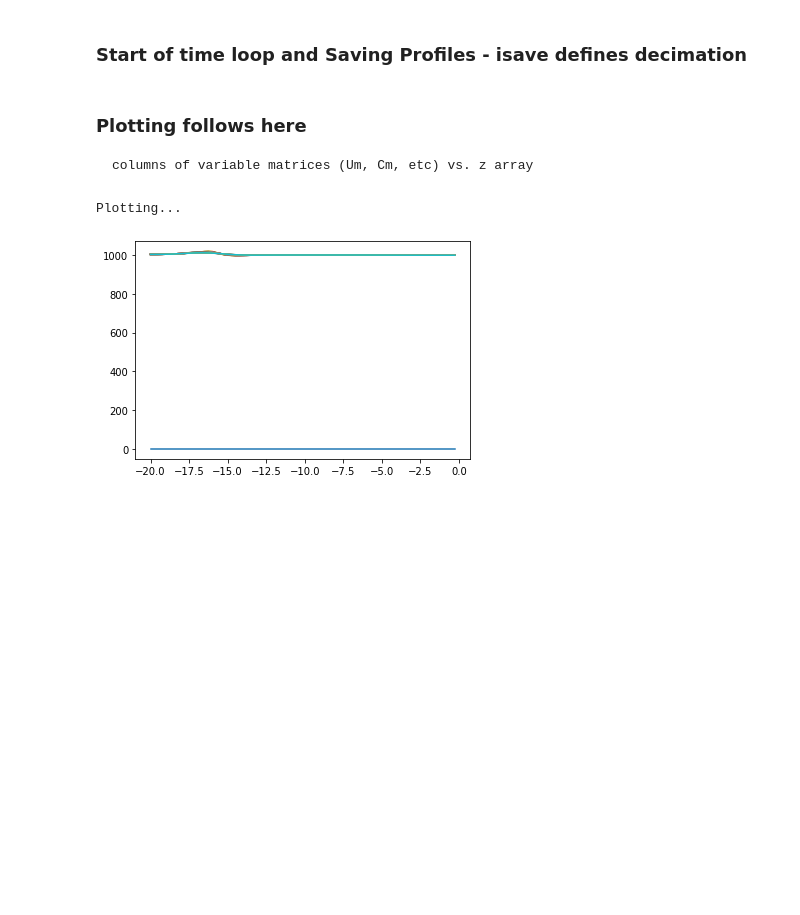
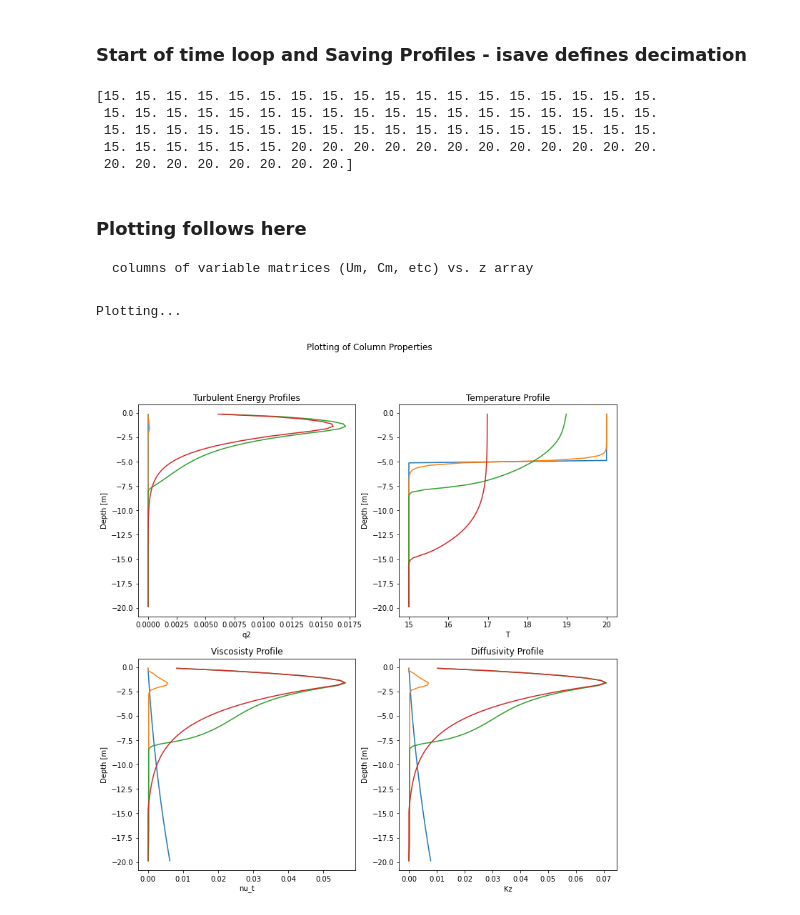
Before and after one commit to AlexandreSeb97/CE200B-Water-Column, a Jupyter notebook: watercolumn_jpy.ipynb, the cells around one changed output. Cells and saved outputs as stored; diff of their text form; code cells hidden in the pictures; blank space fills up the shorter version.

```diff
--- a/watercolumn_jpy.ipynb
+++ b/watercolumn_jpy.ipynb
@@ -14,14 +14,15 @@ import matplotlib.pyplot as plt
 N=80 # number of grid points
 H=20 # depth (meters)
 dz=H/N # grid spacing - may need to adjust to reduce oscillations
-dt=60 # (seconds) size of time step
-M=2000 # number of time steps
+dt=50 # (seconds) size of time step
+M=200 # number of time steps
 # M=1440; # number of time steps
 beta = (dt/dz**2)
 z = np.zeros(N)
 for i in range(N): # Initialize grid
-   z[i]=-H+dz*(i) # bottom at z=-H, free surface at 0
-isave=100 #increments for saving profiles. set to 1 to save all; 10 saves every 10th, etc.
+   z[i]=-H+dz*(i + 0.5) # bottom at z=-H, free surface at 0
+   # Because of the difference in indentation between Python and MATLAB, we use + 0.5 here instead of - 0.5
+isave=1 #increments for saving profiles. set to 1 to save all; 10 saves every 10th, etc.
 savecount=1
 # %% [markdown]
 ## Water Column Setup
@@ -315,7 +326,7 @@ for m in range(1,M):
    t[m]=dt*(m-1) #define time
    # Because of how Python handles variables compared to MATLAB, we pass the variables as arguments and get them returned
    [U, C, Q2, Q2L, rho, L, nu_t, Kz, Kq, N_BV] = wc_advance(U, C, Q2, Q2L, rho, L, nu_t, Kz, Kq, N_BV) #uses BGO/Mellor-Yamada 2-equation closure
-   if m % isave == 0:
+   if m == 1 or m == 10 or m == 140:
       Cm[:,savecount] = C
       Q2m[:,savecount] = Q2
       Q2Lm[:,savecount] = Q2L
@@ -325,17 +336,45 @@ for m in range(1,M):
       Kzm[:,savecount] = Kz
       Kqm[:,savecount] = Kq
       N_BVm[:,savecount] = N_BV
+      Um[:,savecount] = U
       savecount += 1 # Because of how Python handles identation compared to Matlab,
                      #savecount starts at 1 (instead of 0) and only gets incremented at the end of the step
 savecount = 1
+# %% [output]
+[15. 15. 15. 15. 15. 15. 15. 15. 15. 15. 15. 15. 15. 15. 15. 15. 15. 15.
+ 15. 15. 15. 15. 15. 15. 15. 15. 15. 15. 15. 15. 15. 15. 15. 15. 15. 15.
+ 15. 15. 15. 15. 15. 15. 15. 15. 15. 15. 15. 15. 15. 15. 15. 15. 15. 15.
+ 15. 15. 15. 15. 15. 15. 20. 20. 20. 20. 20. 20. 20. 20. 20. 20. 20. 20.
+ 20. 20. 20. 20. 20. 20. 20. 20.]
 # %% [markdown]
 ### Plotting follows here
     columns of variable matrices (Um, Cm, etc) vs. z array
-# %%
-print('Plotting...')
-#plt.plot(Um[:,1], z)
-for i in range(len(nu_tm[0])):
-    plt.plot(z, nu_tm[:,i])
-# %% [output]
-Plotting...
-[figure, removed]
+# %%
+print('Plotting...')
+#plt.plot(Um[:,1], z)
+fig, ((ax1, ax2), (ax3, ax4)) = plt.subplots(2, 2, figsize=(12,12))
+fig.suptitle('Plotting of Column Properties')
+
+ax1.plot(Q2m, z)
+ax1.set_xlabel('q2')
+ax1.set_ylabel('Depth [m]')
+ax1.set_title('Turbulent Energy Profiles')
+
+ax2.plot(Cm, z)
+ax2.set_xlabel('T')
+ax2.set_ylabel('Depth [m]')
+ax2.set_title('Temperature Profile')
+
+ax3.plot(nu_tm, z)
+ax3.set_xlabel('nu_t')
+ax3.set_ylabel('Depth [m]')
+ax3.set_title('Viscosisty Profile')
+
+ax4.plot(Kzm,z)
+ax4.set_xlabel('Kz')
+ax4.set_ylabel('Depth [m]')
+ax4.set_title('Diffusivity Profile')
+plt.show()
+# %% [output]
+Plotting...
+[figure, added]
```
Also changed, not shown: parts of 2 cells of this notebook.
